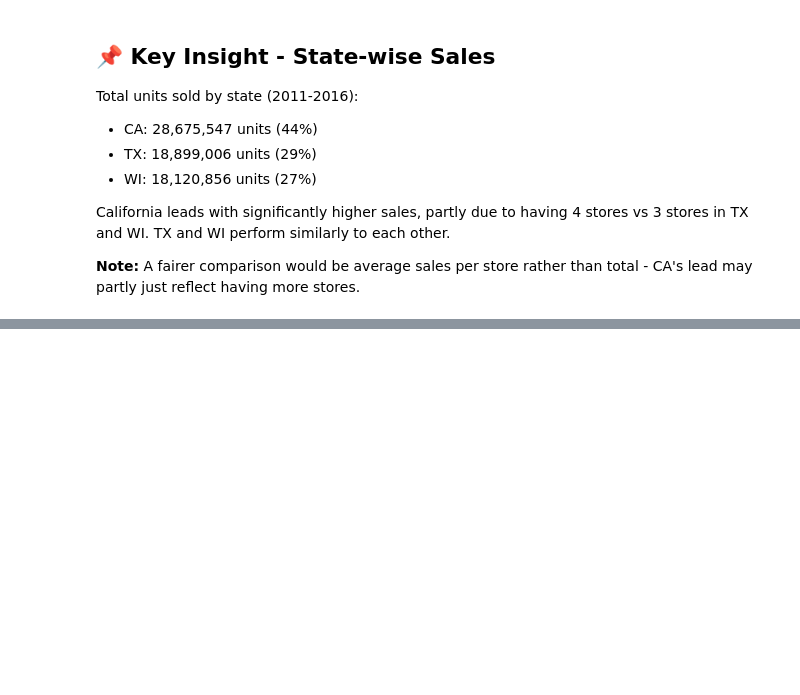
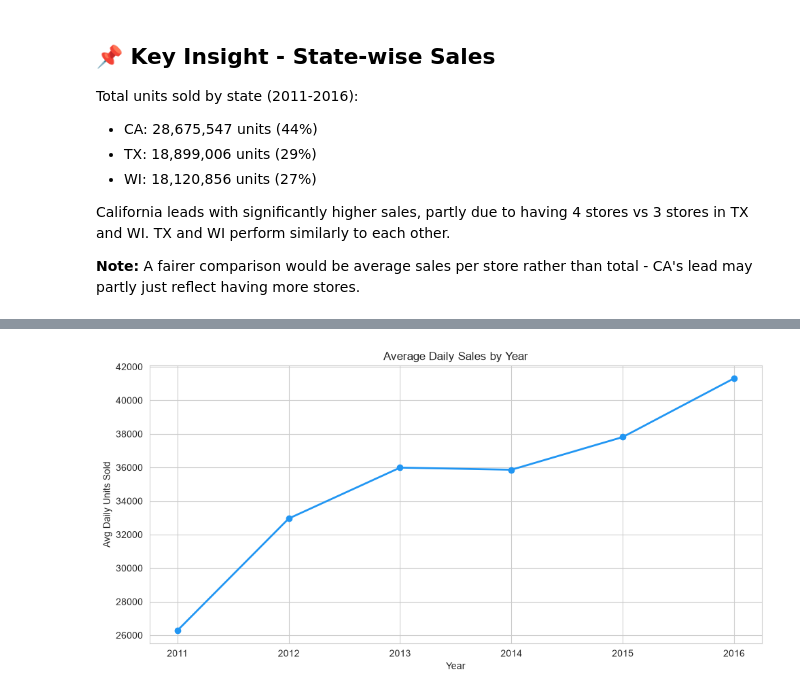
Before and after one commit to saiprasad9900/retail-demand-forecasting, a Jupyter notebook: notebooks/week1_eda.ipynb, the cells around one changed output, grey strips where cells are left out. Drawn from its saved outputs; the diff is of its cells as text; code cells hidden in the pictures; blank space fills up the shorter version.

```diff
--- a/notebooks/week1_eda.ipynb
+++ b/notebooks/week1_eda.ipynb
@@ -156,0 +167,6 @@ than total - CA's lead may partly just reflect having more stores.
+# %%
+# Overall daily totals.
+daily_totals = sales[sales.columns[6:]].sum()
+daily_totals = daily_totals.reset_index()
+daily_totals.columns = ['d', 'total_sales']
+daily_totals.head()
@@ -156,0 +180,5 @@ than total - CA's lead may partly just reflect having more stores.
+# %%
+# Merge daily totals with calendar to get real dates, month, year, and event info
+
+daily_totals = daily_totals.merge(calendar[['d', 'date', 'month', 'year', 'event_name_1', 'event_type_1']], on='d')
+daily_totals.head()
@@ -156,0 +243,4 @@ than total - CA's lead may partly just reflect having more stores.
+# %%
+# Average daily sales by year (fairer comparison)
+avg_daily_sales = daily_totals.groupby('year')['total_sales'].mean()
+avg_daily_sales
@@ -156,0 +344,10 @@ than total - CA's lead may partly just reflect having more stores.
+# %%
+# Chart 2: Yearly average daily sales trend
+avg_daily_sales.plot(kind='line', marker='o', color='#2196F3', linewidth=2)
+plt.title('Average Daily Sales by Year')
+plt.xlabel('Year')
+plt.ylabel('Avg Daily Units Sold')
+plt.tight_layout()
+plt.show()
+# %% [output]
+[figure, added]
```
Also changed, not shown: parts of 24 cells of this notebook.
